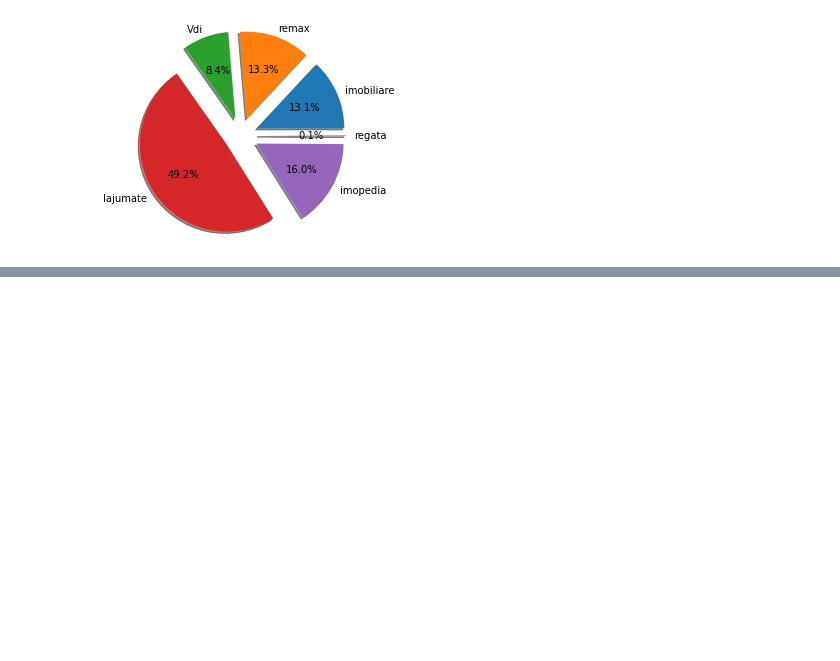
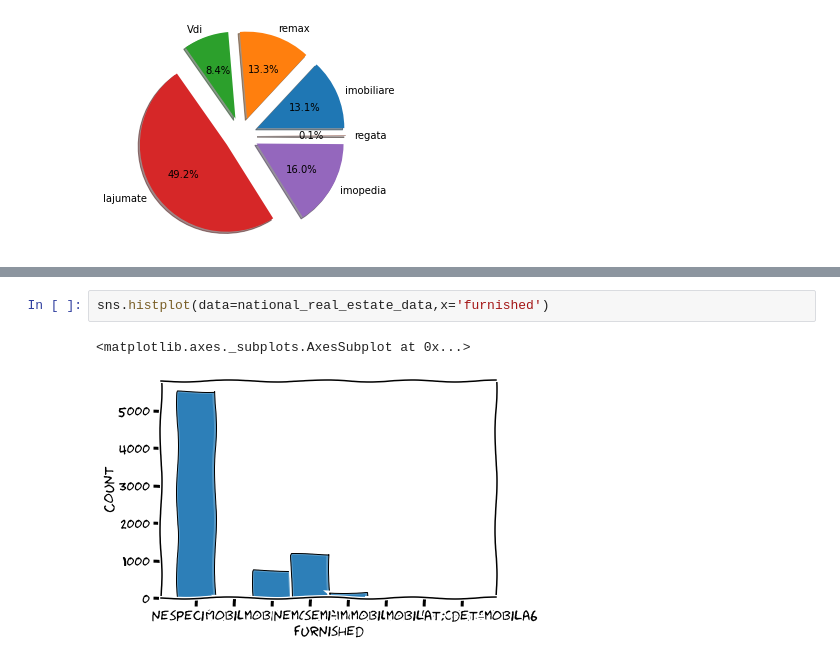
Before and after one commit to Fulea-Andrei/ProjectInfoVisualizationCourse, a Jupyter notebook: info_visualization_project.ipynb, the cells around one changed output, grey strips where cells are left out. Saved outputs shown, nothing was run; the diff lists cells and outputs as text; blank space fills up the shorter version.

```diff
--- a/info_visualization_project.ipynb
+++ b/info_visualization_project.ipynb
@@ -383,3 +395,8 @@ plt.tight_layout()
 plt.show()
 # %% [output]
 [figure]
+# %%
+sns.histplot(data=national_real_estate_data,x='furnished')
+# %% [output]
+<matplotlib.axes._subplots.AxesSubplot at 0x...>
+[figure, added]
```
Also changed, not shown: parts of 4 cells of this notebook.
